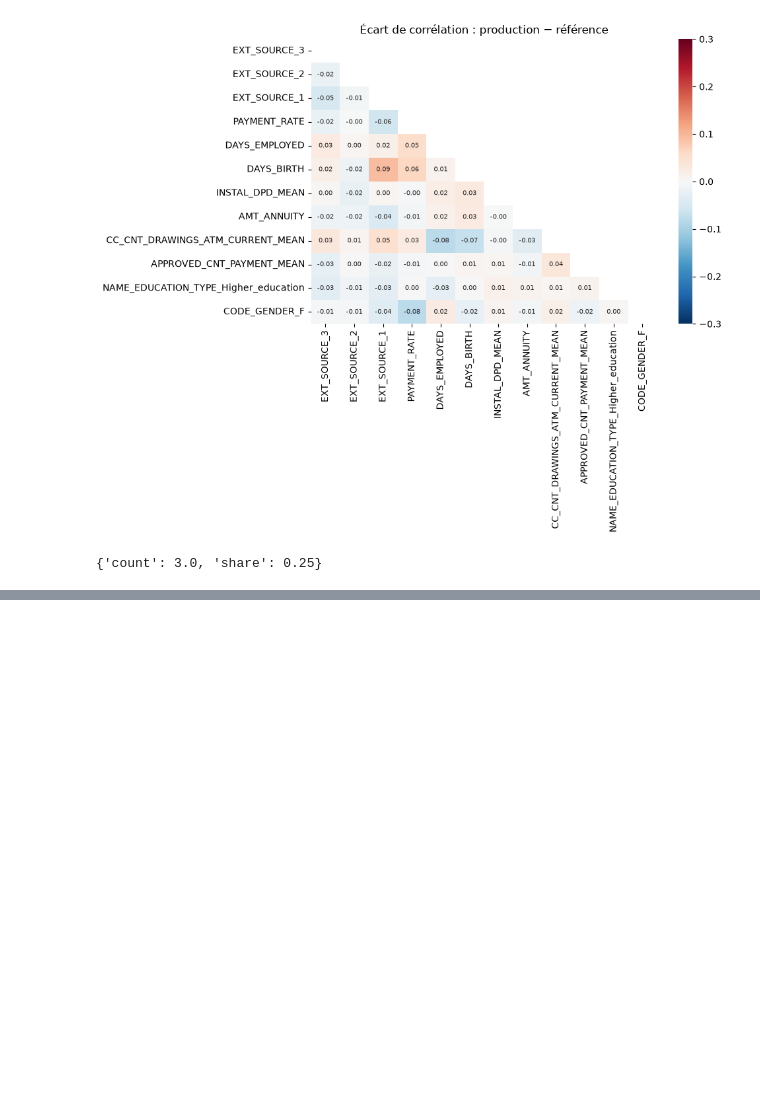
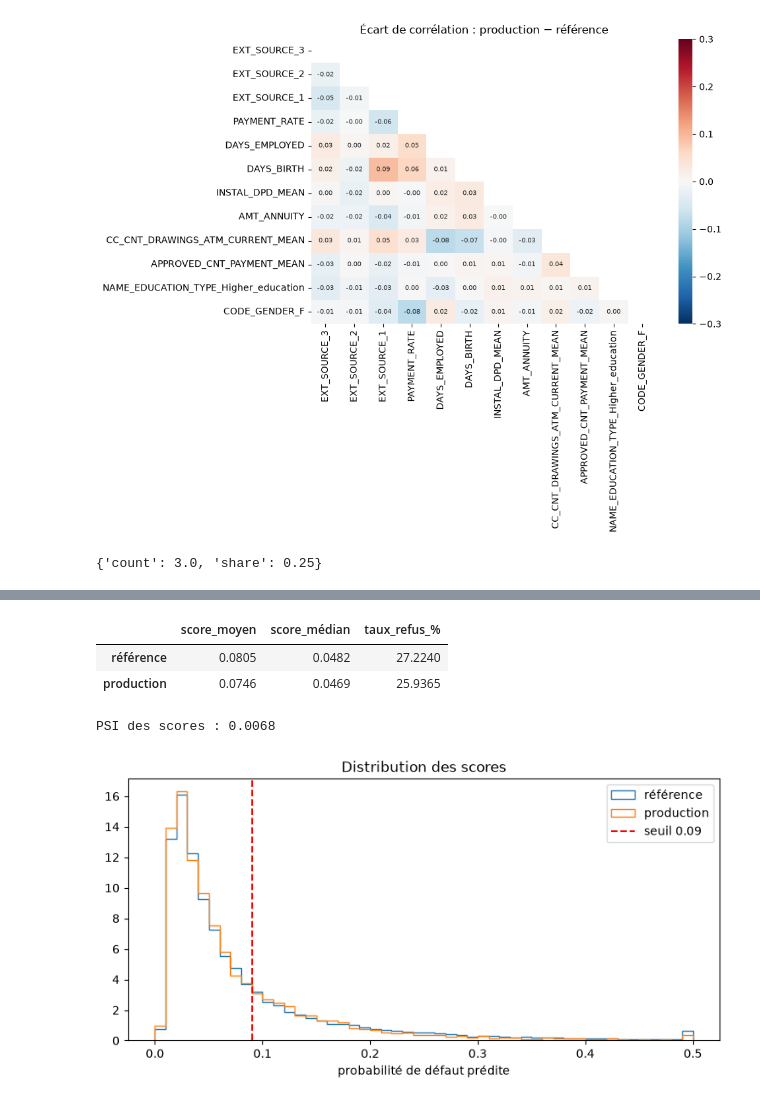
Before and after one commit to matthieudevivie/projet-8---Confirmez-vos-competences-en-MLOps---partie-2, a Jupyter notebook: notebooks/analyse_drift.ipynb, the cells around one changed output, grey strips where cells are left out. Cells and saved outputs as stored; diff of their text form; code cells hidden in the pictures; blank space fills up the shorter version.

Commit message:
Suivre la dérive par fenêtre et tester les alertes sur une production dégradée

```diff
--- a/notebooks/analyse_drift.ipynb
+++ b/notebooks/analyse_drift.ipynb
@@ -397,0 +426,28 @@ resultat.dict()["metrics"][0]["value"]          # le résumé : nombre et part d
+# %%
+# Scores de référence : le modèle appliqué à 50 000 clients d'entraînement (les 800 variables)
+X_ref = pd.read_parquet(RACINE / "data" / "reference.parquet", columns=modele.variables).sample(50_000, random_state=42)
+scores = {
+    "référence": pd.Series(modele.modele.predict_proba(X_ref)[:, 1]),
+    "production": predictions["probabilite_defaut"],      # renvoyés par l'API et journalisés
+}
+del X_ref                                                  # libère ~1,5 Go de mémoire
+
+display(pd.DataFrame({
+    nom: {"score_moyen": s.mean(), "score_médian": s.median(), "taux_refus_%": (s >= modele.seuil).mean() * 100}
+    for nom, s in scores.items()
+}).T.round(4))
+print("PSI des scores :", round(calculer_psi(scores["référence"], scores["production"]), 4))
+
+fig, ax = plt.subplots(figsize=(9, 4))
+tranches = np.linspace(0, 0.5, 51)
+for nom, s in scores.items():
+    ax.hist(s.clip(upper=0.5), bins=tranches, density=True, histtype="step", label=nom)
+ax.axvline(modele.seuil, color="red", linestyle="--", label=f"seuil {modele.seuil}")
+ax.set(xlabel="probabilité de défaut prédite", title="Distribution des scores")
+ax.legend();
+# %% [output]
+|  | score_moyen | score_médian | taux_refus_% |
+| référence | 0.0805 | 0.0482 | 27.2240 |
+| production | 0.0746 | 0.0469 | 25.9365 |
+PSI des scores : 0.0068
+[figure, added]
```
Also changed, not shown: parts of 12 cells of this notebook.
